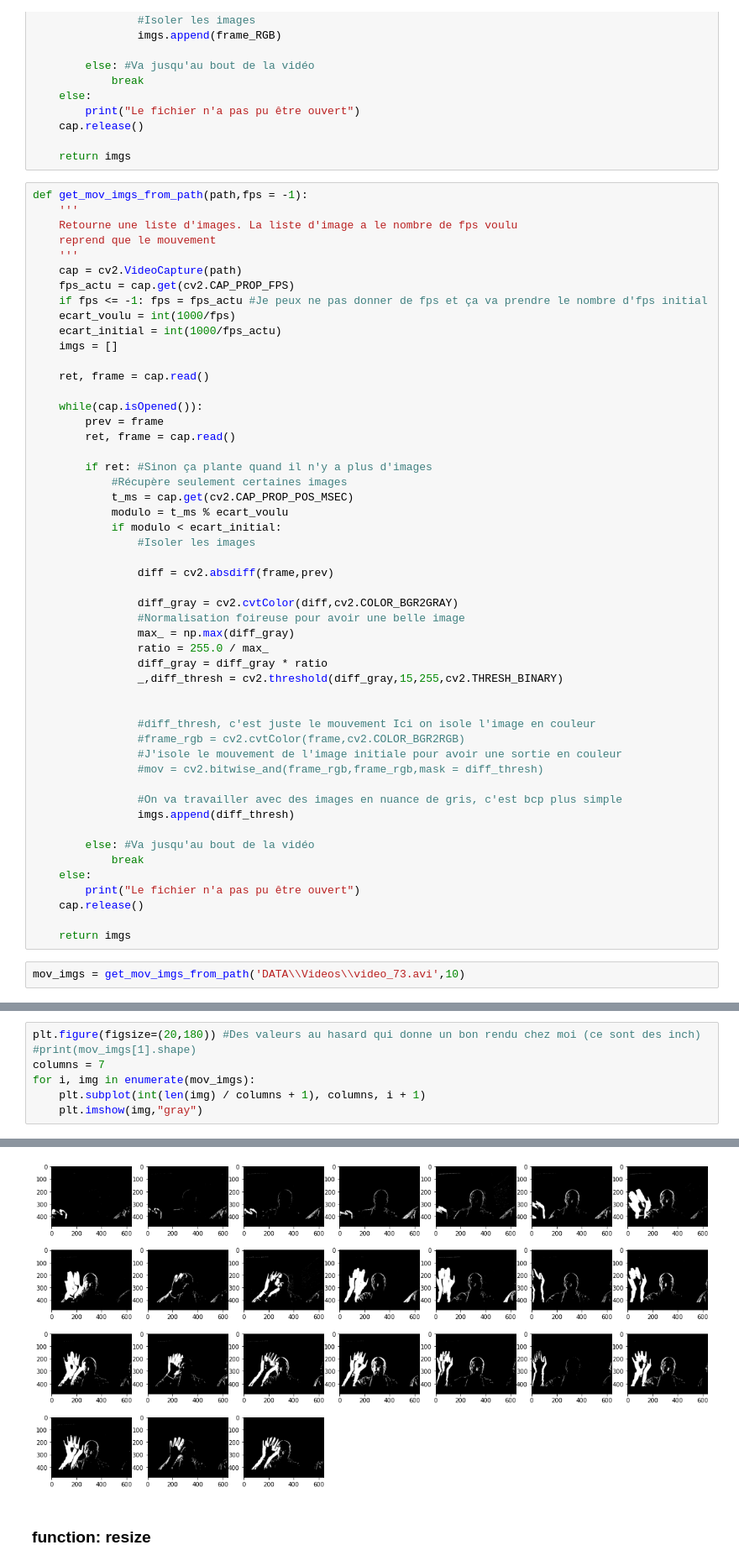
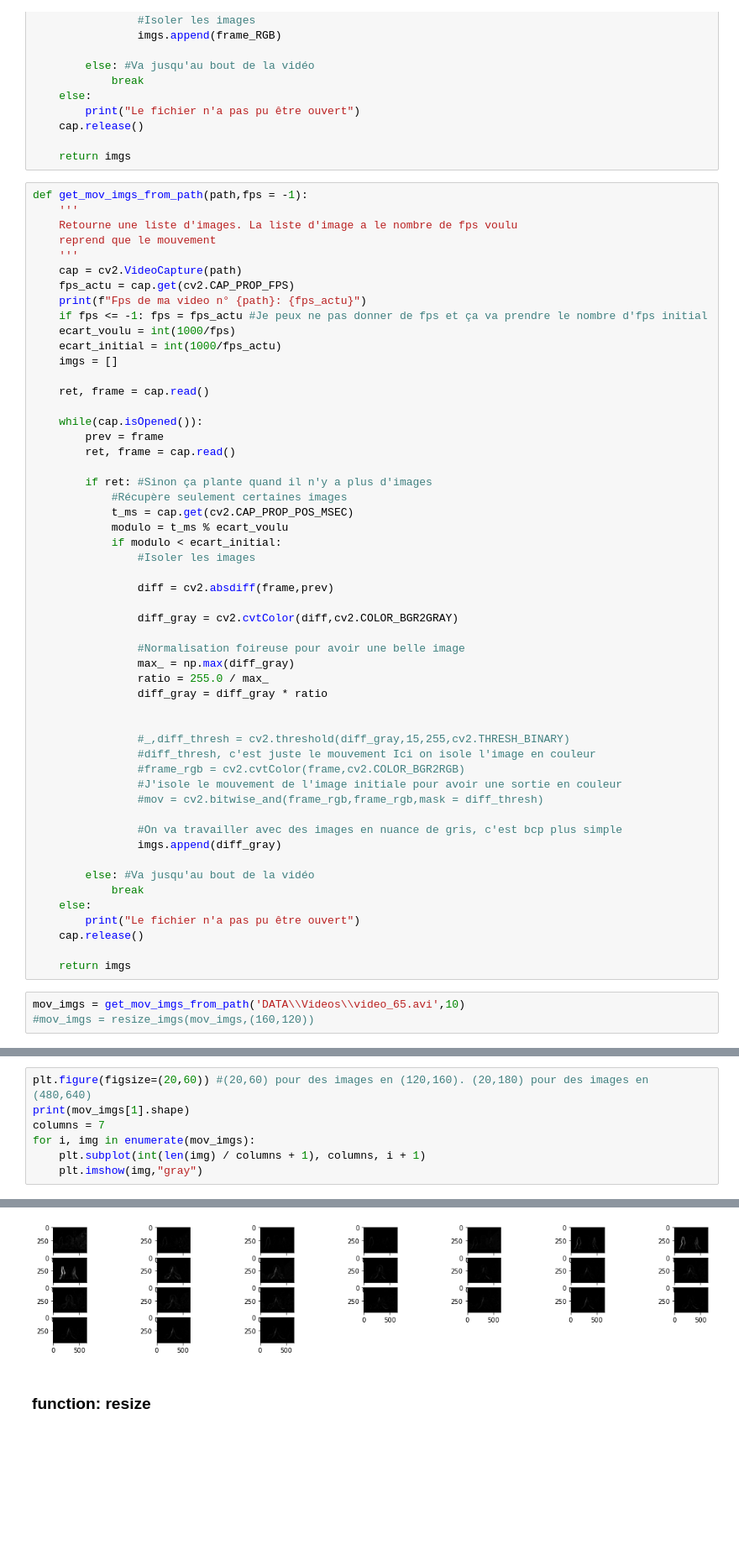
Before and after one commit to KurukW/AI_Project1, a Jupyter notebook: model.ipynb, the cells around one changed output, grey strips where cells are left out. Shown: that part at 84% size. Cells and saved outputs as stored; diff of their text form; blank space fills up the shorter version.

```diff
--- a/model.ipynb
+++ b/model.ipynb
@@ -78,6 +78,7 @@ def get_mov_imgs_from_path(path,fps = -1):
     '''
     cap = cv2.VideoCapture(path)
     fps_actu = cap.get(cv2.CAP_PROP_FPS)
+    print(f"Fps de ma video n° {path}: {fps_actu}")
     if fps <= -1: fps = fps_actu #Je peux ne pas donner de fps et ça va prendre le nombre d'fps initial
     ecart_voulu = int(1000/fps)
     ecart_initial = int(1000/fps_actu)
@@ -99,20 +100,21 @@ def get_mov_imgs_from_path(path,fps = -1):
                 diff = cv2.absdiff(frame,prev)
 
                 diff_gray = cv2.cvtColor(diff,cv2.COLOR_BGR2GRAY)
+
                 #Normalisation foireuse pour avoir une belle image
                 max_ = np.max(diff_gray)
                 ratio = 255.0 / max_
                 diff_gray = diff_gray * ratio
-                _,diff_thresh = cv2.threshold(diff_gray,15,255,cv2.THRESH_BINARY)
 
 
+                #_,diff_thresh = cv2.threshold(diff_gray,15,255,cv2.THRESH_BINARY)
                 #diff_thresh, c'est juste le mouvement Ici on isole l'image en couleur
                 #frame_rgb = cv2.cvtColor(frame,cv2.COLOR_BGR2RGB)
                 #J'isole le mouvement de l'image initiale pour avoir une sortie en couleur
                 #mov = cv2.bitwise_and(frame_rgb,frame_rgb,mask = diff_thresh)
 
                 #On va travailler avec des images en nuance de gris, c'est bcp plus simple
-                imgs.append(diff_thresh)
+                imgs.append(diff_gray)
 
         else: #Va jusqu'au bout de la vidéo
             break
@@ -122,4 +124,5 @@ def get_mov_imgs_from_path(path,fps = -1):
 
     return imgs
 # %%
-mov_imgs = get_mov_imgs_from_path('DATA\\Videos\\video_73.avi',10)
+mov_imgs = get_mov_imgs_from_path('DATA\\Videos\\video_65.avi',10)
+#mov_imgs = resize_imgs(mov_imgs,(160,120))
@@ -126,6 +131,6 @@ mov_imgs = get_mov_imgs_from_path('DATA\\Videos\\video_73.avi',10)
 # %%
-plt.figure(figsize=(20,180)) #Des valeurs au hasard qui donne un bon rendu chez moi (ce sont des inch)
-#print(mov_imgs[1].shape)
+plt.figure(figsize=(20,60)) #(20,60) pour des images en (120,160). (20,180) pour des images en (480,640)
+print(mov_imgs[1].shape)
 columns = 7
 for i, img in enumerate(mov_imgs):
     plt.subplot(int(len(img) / columns + 1), columns, i + 1)
@@ -134,4 +140,4 @@ for i, img in enumerate(mov_imgs):
-[figure, old version]
+[figure, new version]
 # %% [markdown]
 ### function: resize
 # %%
```
Also changed, not shown: parts of 6 cells of this notebook, 8 other files.
